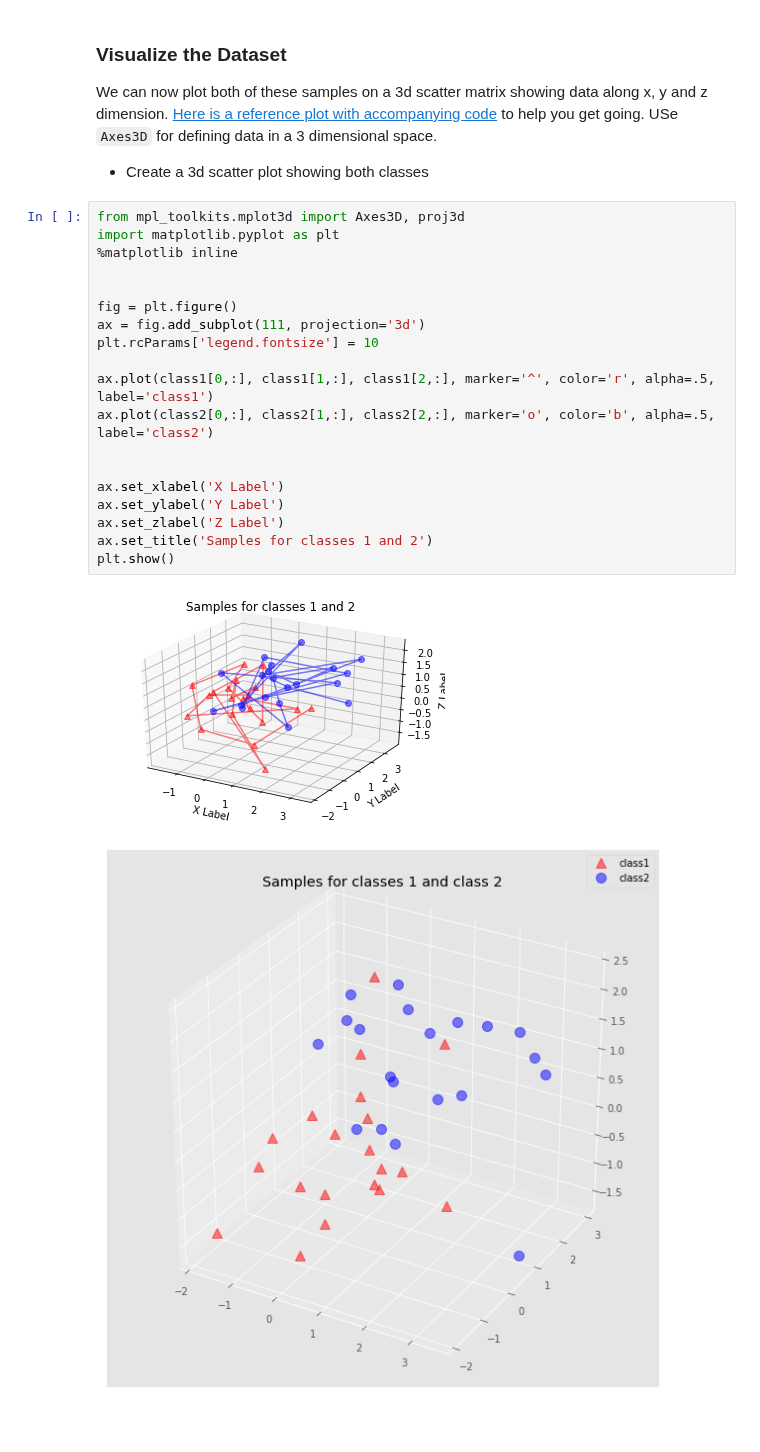
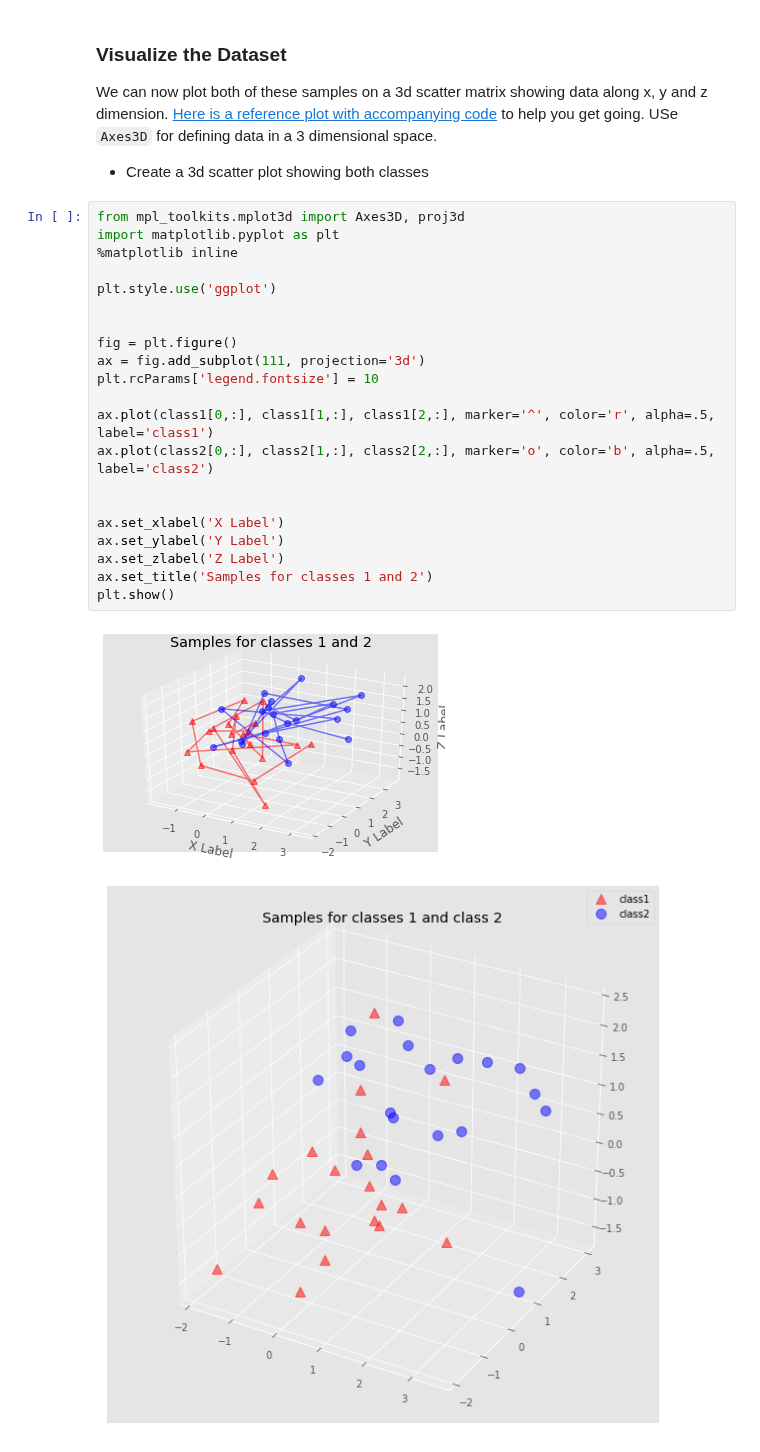
Before and after one commit to kayschulz/dsc-3-34-07-pca-implementation-visualization-python-numpy-lab-seattle-ds-career-040119, a Jupyter notebook: index.ipynb, the cells around one changed output. Saved outputs shown, nothing was run; the diff lists cells and outputs as text.

```diff
--- a/index.ipynb
+++ b/index.ipynb
@@ -65,24 +65,26 @@ We can now plot both of these samples on a 3d scatter matrix showing data along
 # %%
 from mpl_toolkits.mplot3d import Axes3D, proj3d
 import matplotlib.pyplot as plt
 %matplotlib inline
+
+plt.style.use('ggplot')
 
 
 fig = plt.figure()
 ax = fig.add_subplot(111, projection='3d')
 plt.rcParams['legend.fontsize'] = 10
 
 ax.plot(class1[0,:], class1[1,:], class1[2,:], marker='^', color='r', alpha=.5, label='class1')
 ax.plot(class2[0,:], class2[1,:], class2[2,:], marker='o', color='b', alpha=.5, label='class2')
 
 
 ax.set_xlabel('X Label')
 ax.set_ylabel('Y Label')
 ax.set_zlabel('Z Label')
 ax.set_title('Samples for classes 1 and 2')
 plt.show()
 # %% [output]
-[figure, old version]
+[figure, new version]
 # %%
 # %% [output]
 [figure]
```
